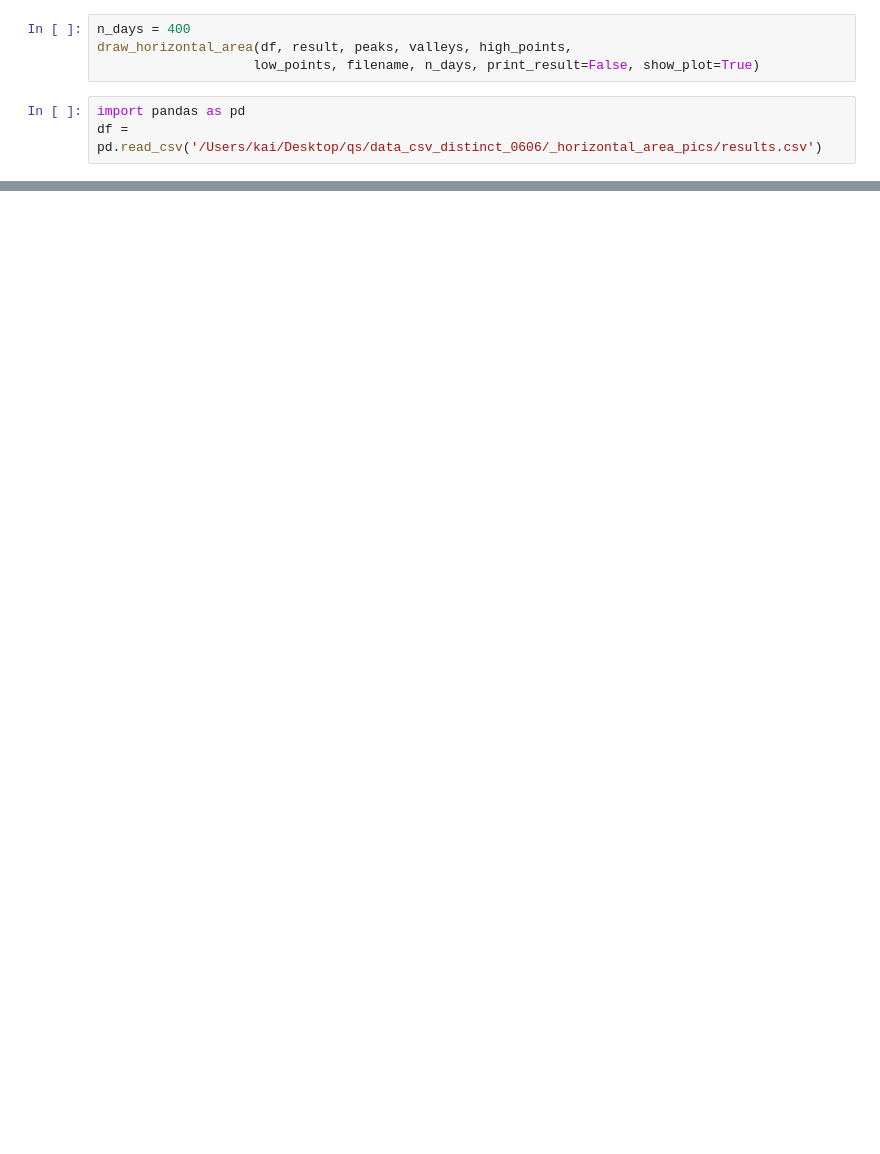
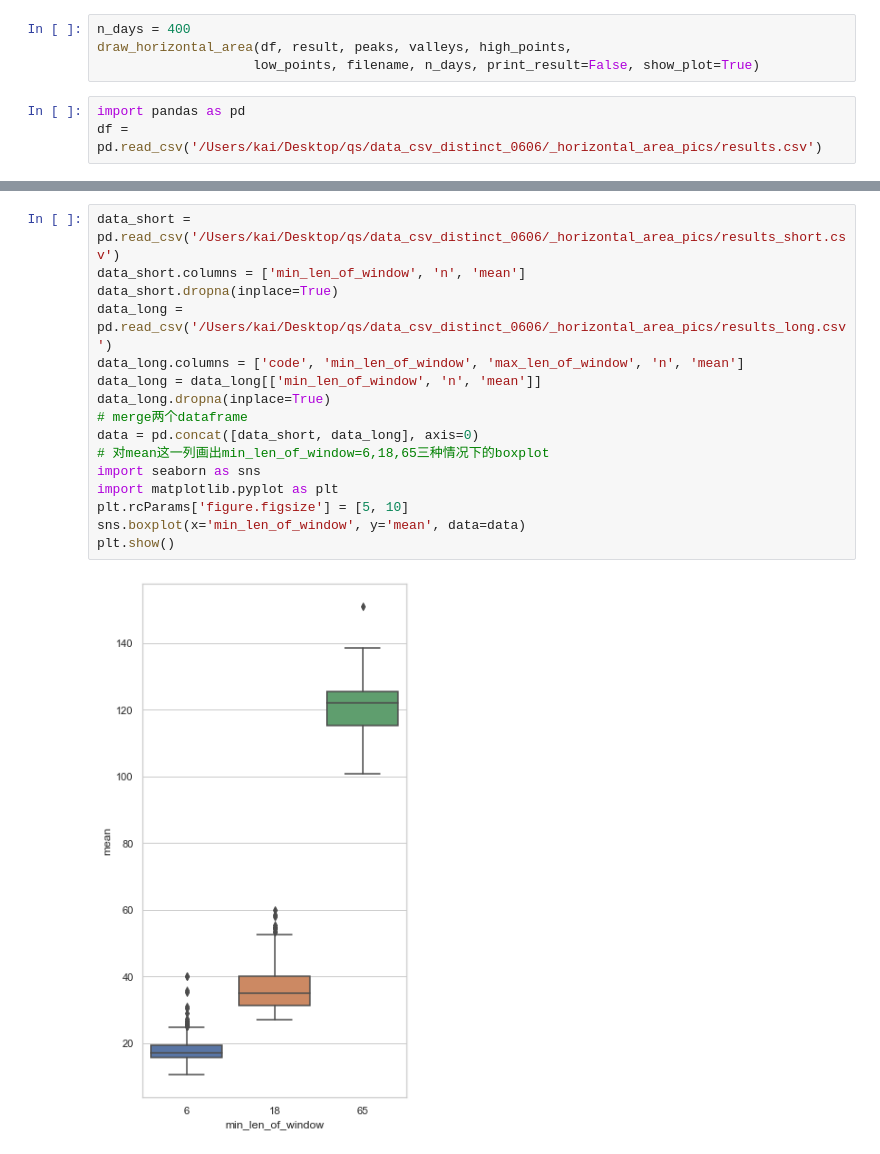
Before and after one commit to QsbpGroup/quant-stat-baby-project, a Jupyter notebook: 1.ipynb, the cells around one changed output, grey strips where cells are left out. Saved outputs shown, nothing was run; the diff lists cells and outputs as text; blank space fills up the shorter version.

Commit message:
change params

```diff
--- a/1.ipynb
+++ b/1.ipynb
@@ -90,0 +88,18 @@ tt['n'].dot(tt['mean'])/tt['n'].sum()
+# %%
+data_short = pd.read_csv('/Users/kai/Desktop/qs/data_csv_distinct_0606/_horizontal_area_pics/results_short.csv')
+data_short.columns = ['min_len_of_window', 'n', 'mean']
+data_short.dropna(inplace=True)
+data_long = pd.read_csv('/Users/kai/Desktop/qs/data_csv_distinct_0606/_horizontal_area_pics/results_long.csv')
+data_long.columns = ['code', 'min_len_of_window', 'max_len_of_window', 'n', 'mean']
+data_long = data_long[['min_len_of_window', 'n', 'mean']]
+data_long.dropna(inplace=True)
+# merge两个dataframe
+data = pd.concat([data_short, data_long], axis=0)
+# 对mean这一列画出min_len_of_window=6,18,65三种情况下的boxplot
+import seaborn as sns
+import matplotlib.pyplot as plt
+plt.rcParams['figure.figsize'] = [5, 10]
+sns.boxplot(x='min_len_of_window', y='mean', data=data)
+plt.show()
+# %% [output]
+[figure, added]
```
Also changed, not shown: parts of 5 cells of this notebook, 4 other files.
